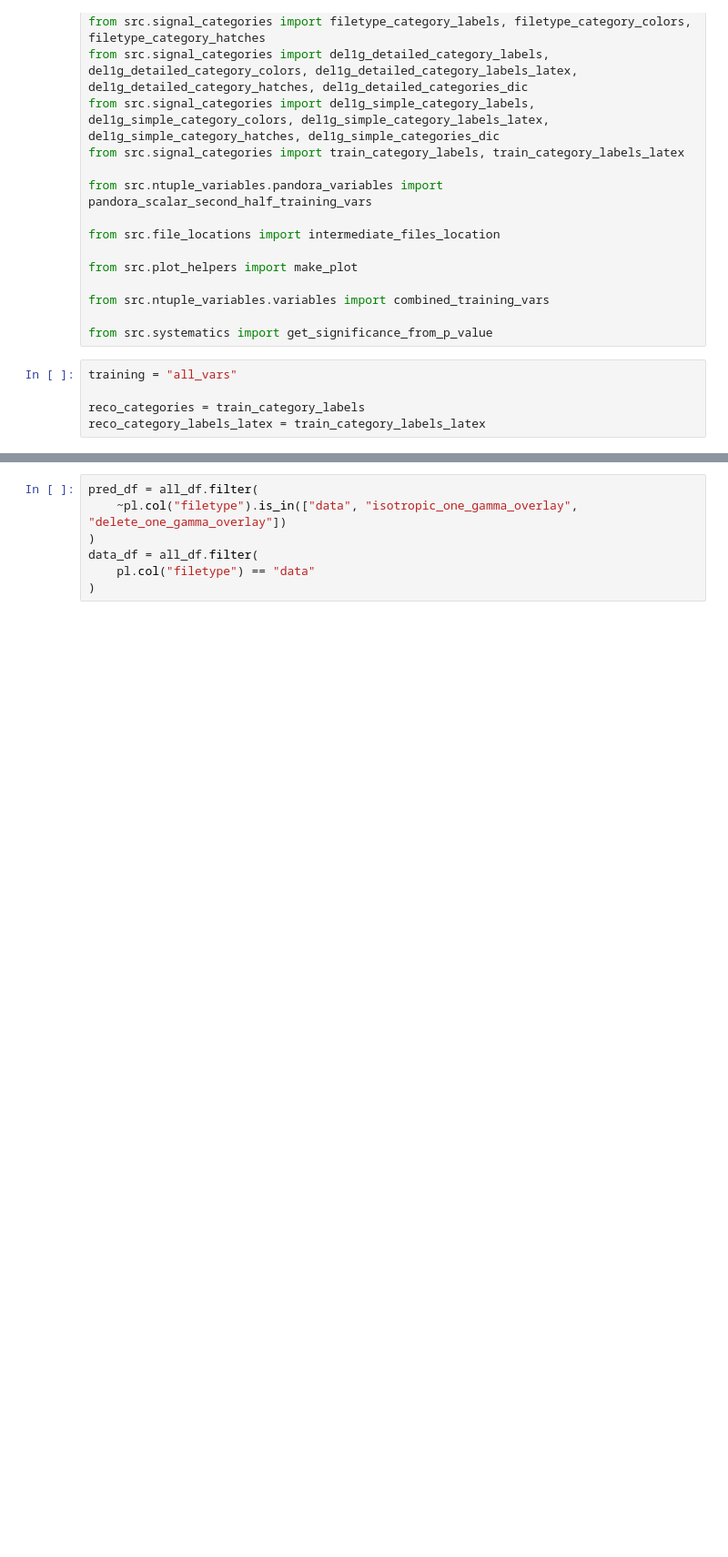
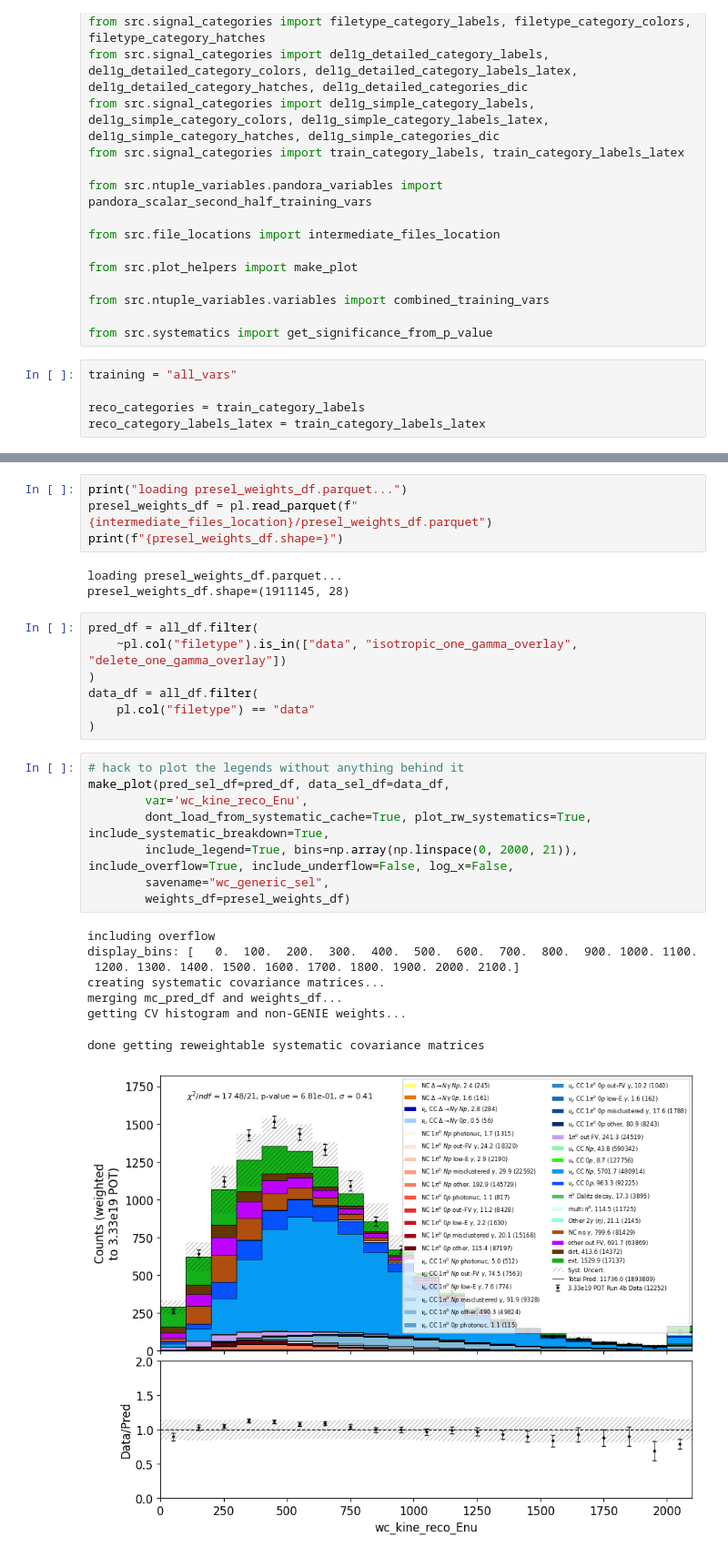
Before and after one commit to leehagaman/uboone_ngem, a Jupyter notebook: ipynb_notebooks/plot_all_bdt_vars.ipynb, the cells around one changed output, grey strips where cells are left out. Shown at 91% size. Cells and saved outputs as stored; diff of their text form; blank space fills up the shorter version.

Commit message:
using full MC stats for reweightable systematic covariances

```diff
--- a/ipynb_notebooks/plot_all_bdt_vars.ipynb
+++ b/ipynb_notebooks/plot_all_bdt_vars.ipynb
@@ -40,3 +43,10 @@ print(f"{all_df.shape=}")
+# %%
+print("loading presel_weights_df.parquet...")
+presel_weights_df = pl.read_parquet(f"{intermediate_files_location}/presel_weights_df.parquet")
+print(f"{presel_weights_df.shape=}")
+# %% [output]
+loading presel_weights_df.parquet...
+presel_weights_df.shape=(1911145, 28)
 # %%
 pred_df = all_df.filter(
     ~pl.col("filetype").is_in(["data", "isotropic_one_gamma_overlay", "delete_one_gamma_overlay"])
@@ -44,3 +54,20 @@ pred_df = all_df.filter(
 data_df = all_df.filter(
     pl.col("filetype") == "data"
 )
+# %%
+# hack to plot the legends without anything behind it
+make_plot(pred_sel_df=pred_df, data_sel_df=data_df,
+        var='wc_kine_reco_Enu',
+        dont_load_from_systematic_cache=True, plot_rw_systematics=True, include_systematic_breakdown=True,
+        include_legend=True, bins=np.array(np.linspace(0, 2000, 21)), include_overflow=True, include_underflow=False, log_x=False,
+        savename="wc_generic_sel",
+        weights_df=presel_weights_df)
+# %% [output]
+including overflow
+display_bins: [   0.  100.  200.  300.  400.  500.  600.  700.  800.  900. 1000. 1100.
+ 1200. 1300. 1400. 1500. 1600. 1700. 1800. 1900. 2000. 2100.]
+creating systematic covariance matrices...
+merging mc_pred_df and weights_df...
+getting CV histogram and non-GENIE weights...
+done getting reweightable systematic covariance matrices
+[figure, added]
```
Also changed, not shown: parts of 7 cells of this notebook, 2 other files.
